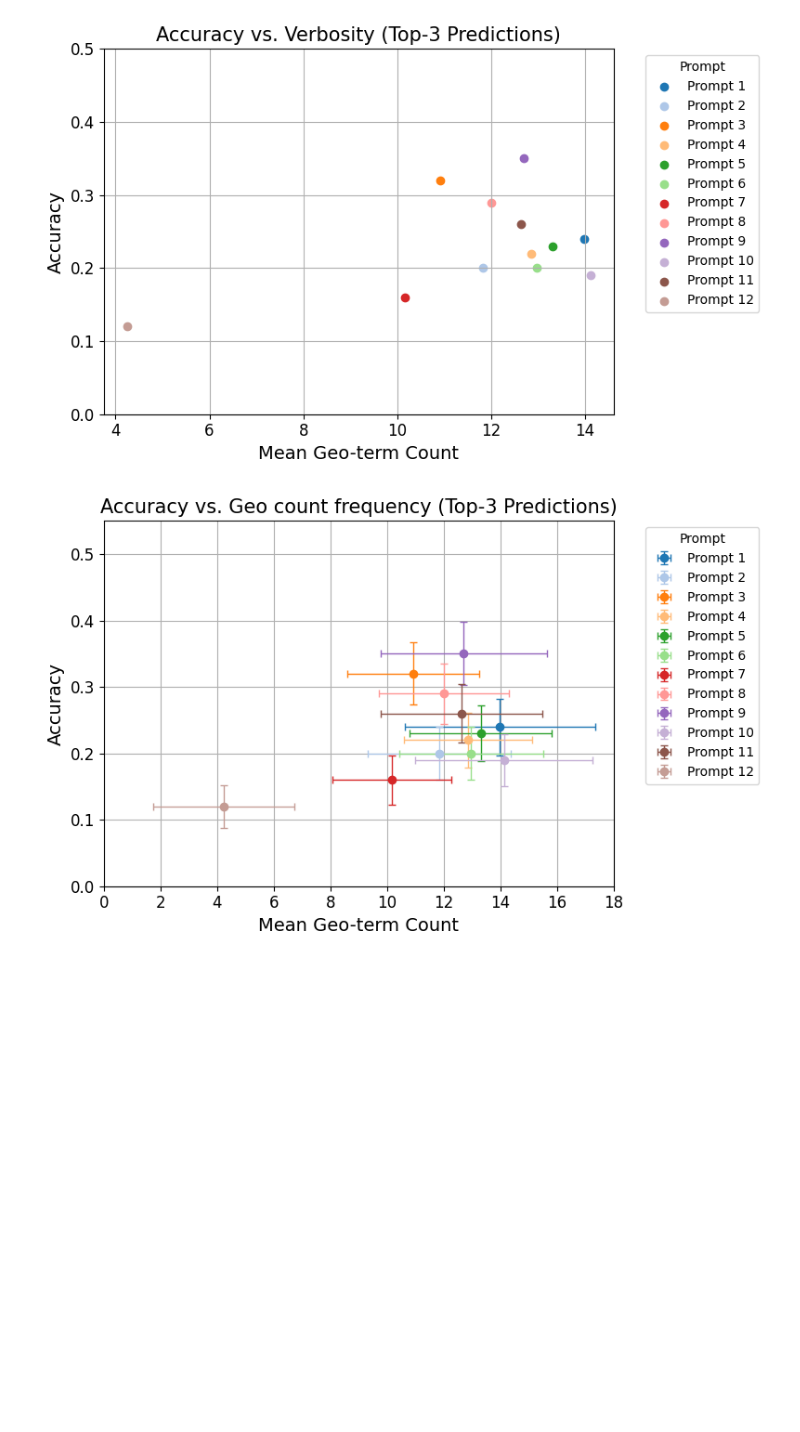
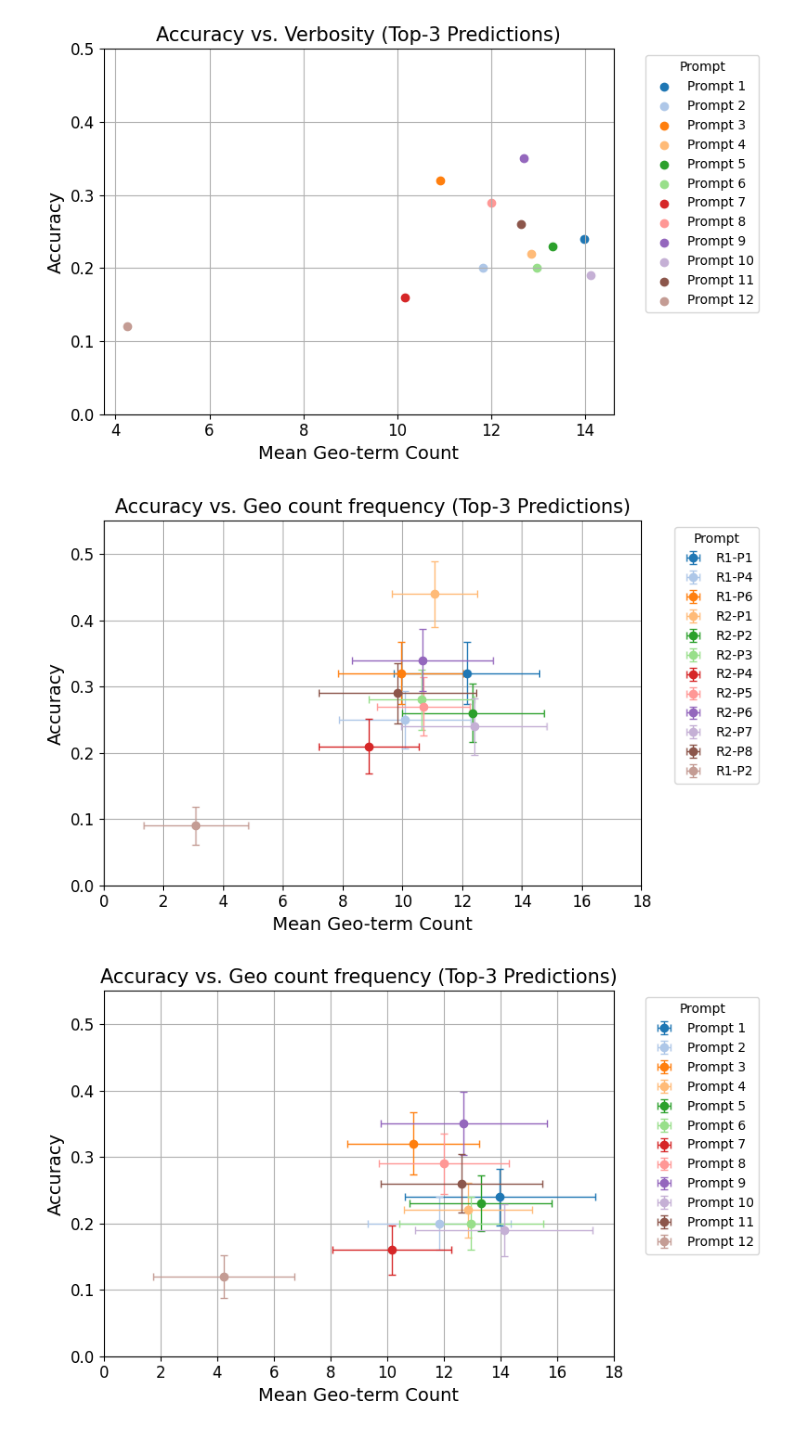
Before and after one commit to KarenFFog/Bachelor_project_2025, a Jupyter notebook: plotting.ipynb, the cells around one changed output. Cells and saved outputs as stored; diff of their text form; code cells hidden in the pictures; blank space fills up the shorter version.

```diff
--- a/plotting.ipynb
+++ b/plotting.ipynb
@@ -143,0 +148,14 @@ plot_mean_vs_precision(base_eval_dir, ["1", "2", "3", "4", "5", "6", "7", "8", "
+# %%
+
+
+with open("R2_stats.jsonl", "r", encoding="utf-8") as f:
+    stats = json.load(f)
+# %%
+# Assume `stats` is your loaded list of dictionaries
+for entry in stats:
+    prompt_id = entry['prompt_id']
+    name = prompt_names[prompt_id - 1]  # List is 0-indexed
+    precision = entry['precision']
+    mean = entry['mean']
+    std = entry['std']
+    print(f"{name} (Precision {precision}): {mean:.2f} ± {std:.2f}")
@@ -280,6 +332,18 @@ def plot_accuracy_vs_mean(accuracy_matrix,
     plt.legend(title="Prompt", bbox_to_anchor=(1.05, 1), fontsize=10, loc='upper left')
     plt.tight_layout()
     plt.show()
+# %%
+base_dir_mean_R2 = "prompt engineering/results/experiment_1_R2"
+base_dir_acc_R2 = "prompt engineering/results/experiment_2/whole_des"
+precisions = [3]
+prompt_ids = [1, 2, 3, 4, 5, 6, 7, 8, 9, 10, 11, 12]
+prompt_names = ['R1-P1', 'R1-P4', 'R1-P6', 'R2-P1', 'R2-P2', 'R2-P3', 'R2-P4', 'R2-P5', 'R2-P6', 'R2-P7', 'R2-P8', 'R1-P2']
+top_k = 3
+
+accuracies, means, acc_se, mean_std = collect_accuracy_verbosity_data(base_dir_mean_R2, base_dir_acc_R2, prompt_ids, precisions, top_k=3, stats_path="stats_test_R2.jsonl")
+plot_accuracy_vs_mean(accuracies, means, prompt_ids, prompt_names=prompt_names, accuracy_se_matrix=acc_se, verbosity_std_matrix=mean_std)
+# %% [output]
+[figure, added]
 # %%
 base_dir_mean = "prompt engineering/results/precision test/geo counts update"
 base_dir_acc = "prompt engineering/results/precision test/accuracy masked entities"
```
Also changed, not shown: parts of 7 cells of this notebook, 15 other files.
